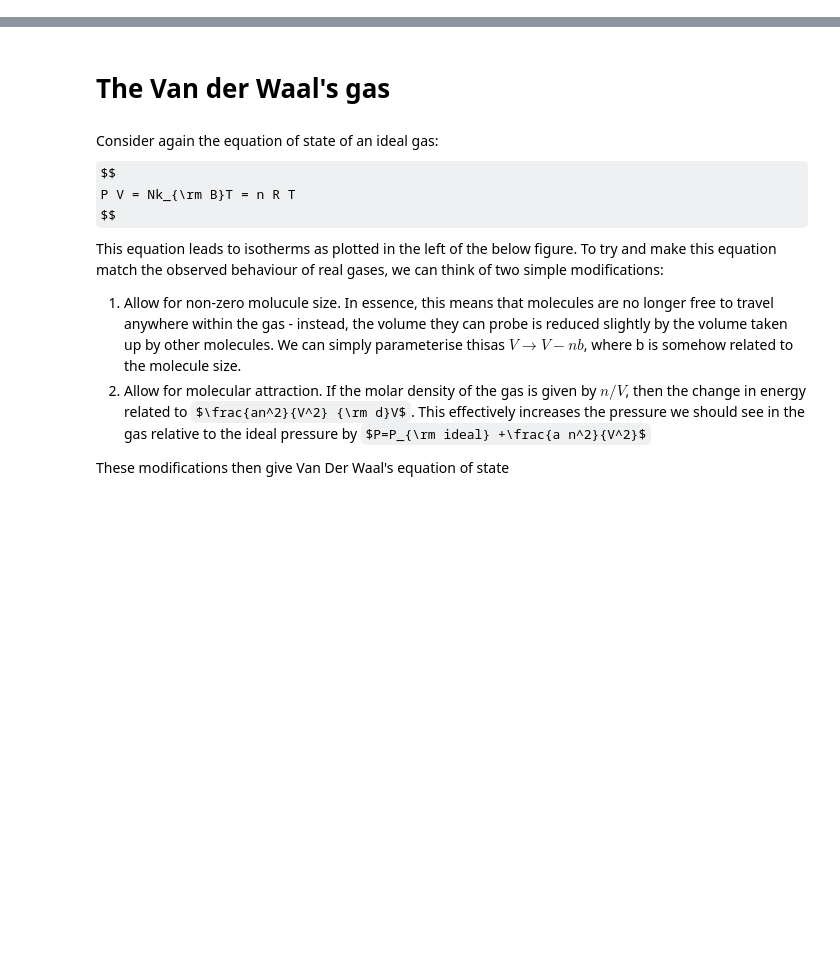
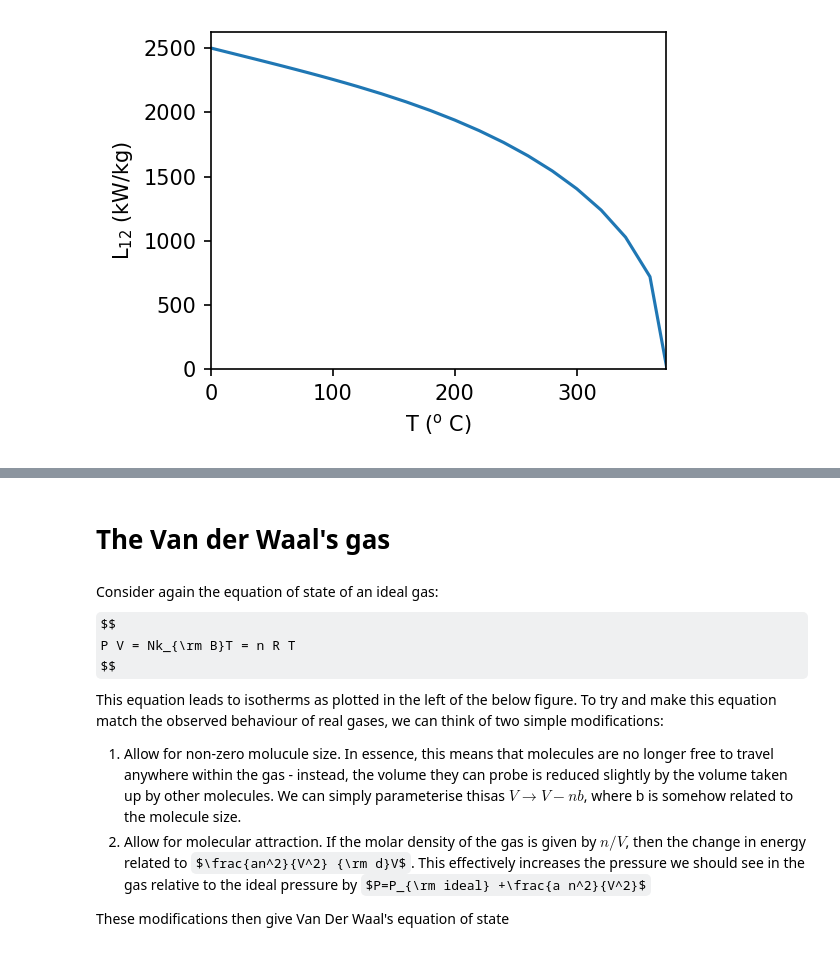
Before and after one commit to mkenne15/PY2104, a Jupyter notebook: Lecture_16/Lecture_16.ipynb, the cells around one changed output, grey strips where cells are left out. Drawn from its saved outputs; the diff is of its cells as text; code cells hidden in the pictures; some formulas as TeX source; blank space fills up the shorter version.

```diff
--- a/Lecture_16/Lecture_16.ipynb
+++ b/Lecture_16/Lecture_16.ipynb
@@ -0,0 +134,17 @@
+# %%
+import numpy as np
+import pandas as pd
+import matplotlib.pyplot as plt
+
+data = pd.read_csv("L_T_water.csv")
+plt.figure(figsize=[4,3], dpi=150)
+plt.plot(data.Temp,data.L)
+plt.xlabel(r"T ($^{\rm o}$ C)")
+plt.ylabel(r"L$_{12}$ (kW/kg)")
+plt.xlim(0,373.15)
+plt.ylim(0,)
+plt.tight_layout()
+plt.savefig("Figures/Vapourisation_Energy_Time_Water.jpg")
+plt.show()
+# %% [output]
+[figure, added]
```
Also changed, not shown: parts of 8 cells of this notebook, 7 other files.
